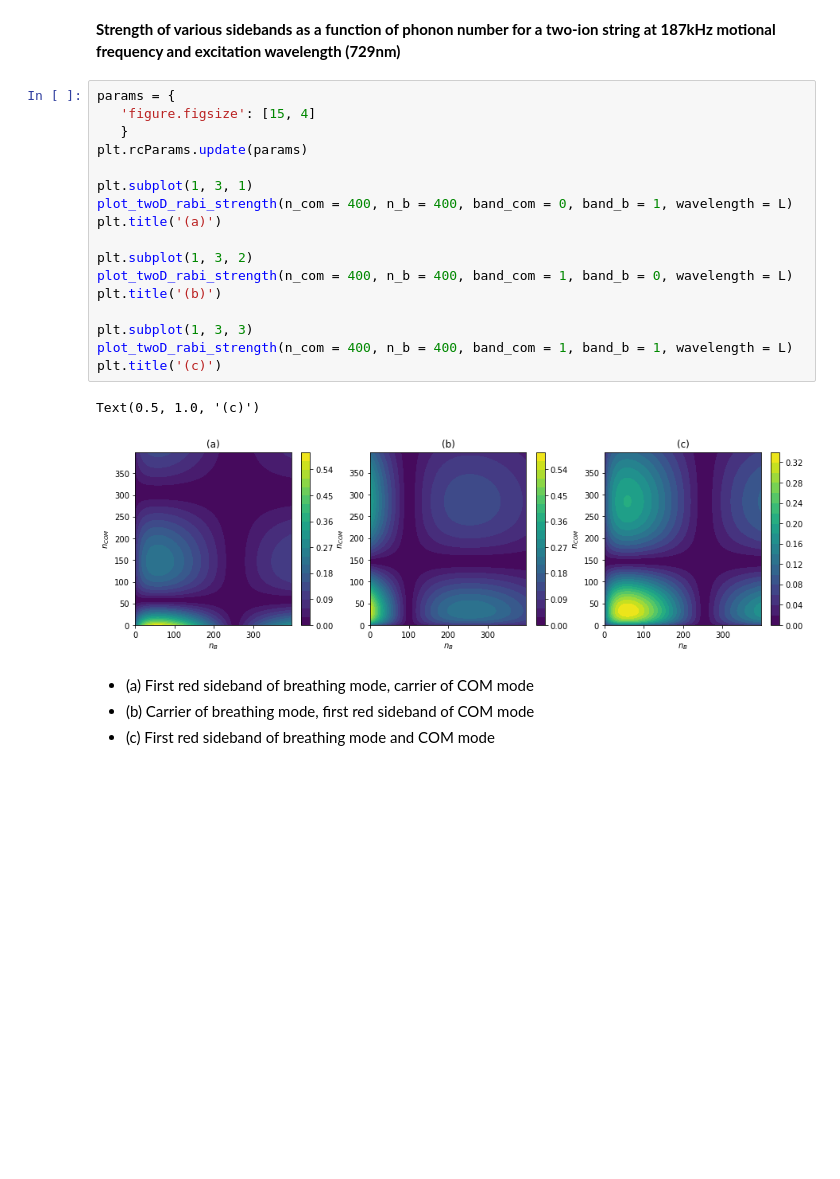
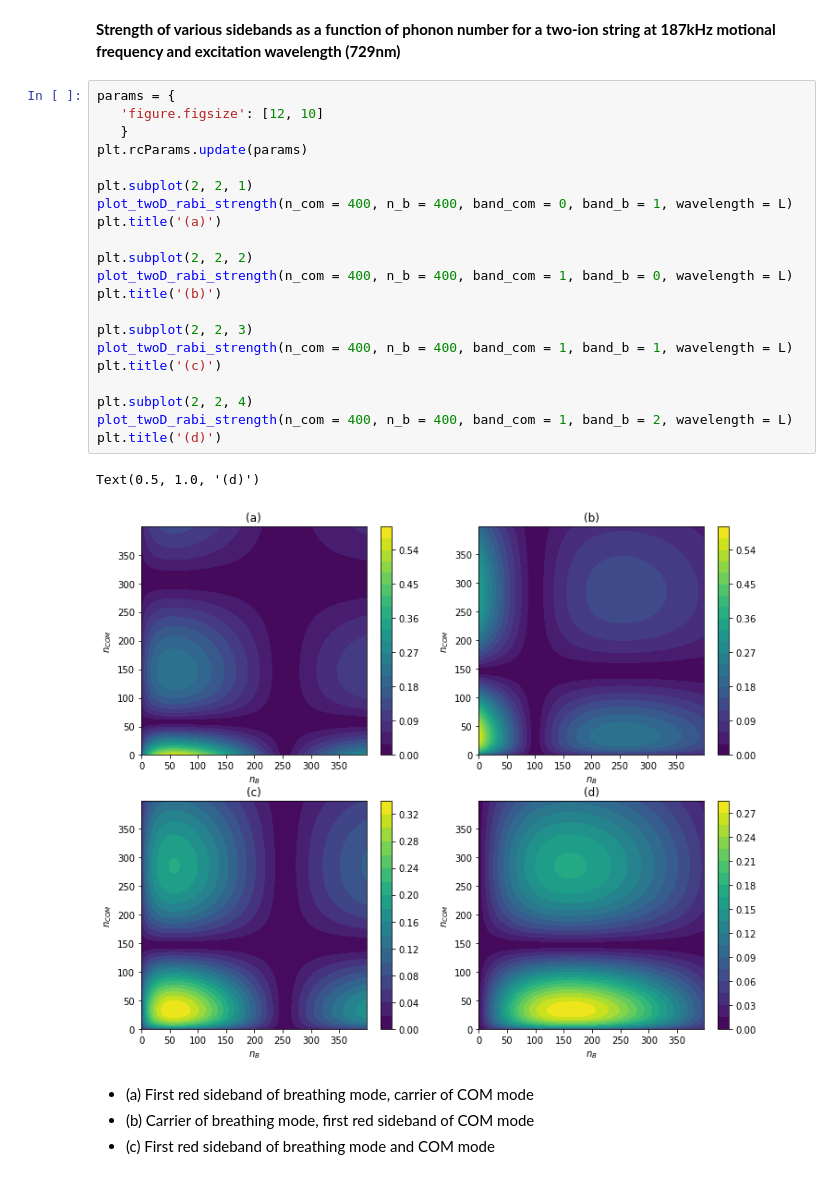
Before and after one commit to xw917/MSci-Project-, a Jupyter notebook: MSci Project - Thompson-1.ipynb, the cells around one changed output. Drawn from its saved outputs; the diff is of its cells as text; blank space fills up the shorter version.

```diff
--- a/MSci Project - Thompson-1.ipynb
+++ b/MSci Project - Thompson-1.ipynb
@@ -550,24 +638,28 @@ Initial average n   (actual)     : 50.21333333333333
 **Strength of various sidebands as a function of phonon number for a two-ion string at 187kHz motional frequency and excitation wavelength (729nm)**
 # %%
 params = {
-   'figure.figsize': [15, 4]
+   'figure.figsize': [12, 10]
    }
 plt.rcParams.update(params)
 
-plt.subplot(1, 3, 1)
+plt.subplot(2, 2, 1)
 plot_twoD_rabi_strength(n_com = 400, n_b = 400, band_com = 0, band_b = 1, wavelength = L)
 plt.title('(a)')
 
-plt.subplot(1, 3, 2)
+plt.subplot(2, 2, 2)
 plot_twoD_rabi_strength(n_com = 400, n_b = 400, band_com = 1, band_b = 0, wavelength = L)
 plt.title('(b)')
 
-plt.subplot(1, 3, 3)
+plt.subplot(2, 2, 3)
 plot_twoD_rabi_strength(n_com = 400, n_b = 400, band_com = 1, band_b = 1, wavelength = L)
 plt.title('(c)')
+
+plt.subplot(2, 2, 4)
+plot_twoD_rabi_strength(n_com = 400, n_b = 400, band_com = 1, band_b = 2, wavelength = L)
+plt.title('(d)')
 # %% [output]
-Text(0.5, 1.0, '(c)')
+Text(0.5, 1.0, '(d)')
-[figure, old version]
+[figure, new version]
 # %% [markdown]
 - (a) First red sideband of breathing mode, carrier of COM mode
 - (b) Carrier of breathing mode, first red sideband of COM mode
```
Also changed, not shown: parts of 18 cells of this notebook, 3 other files.
